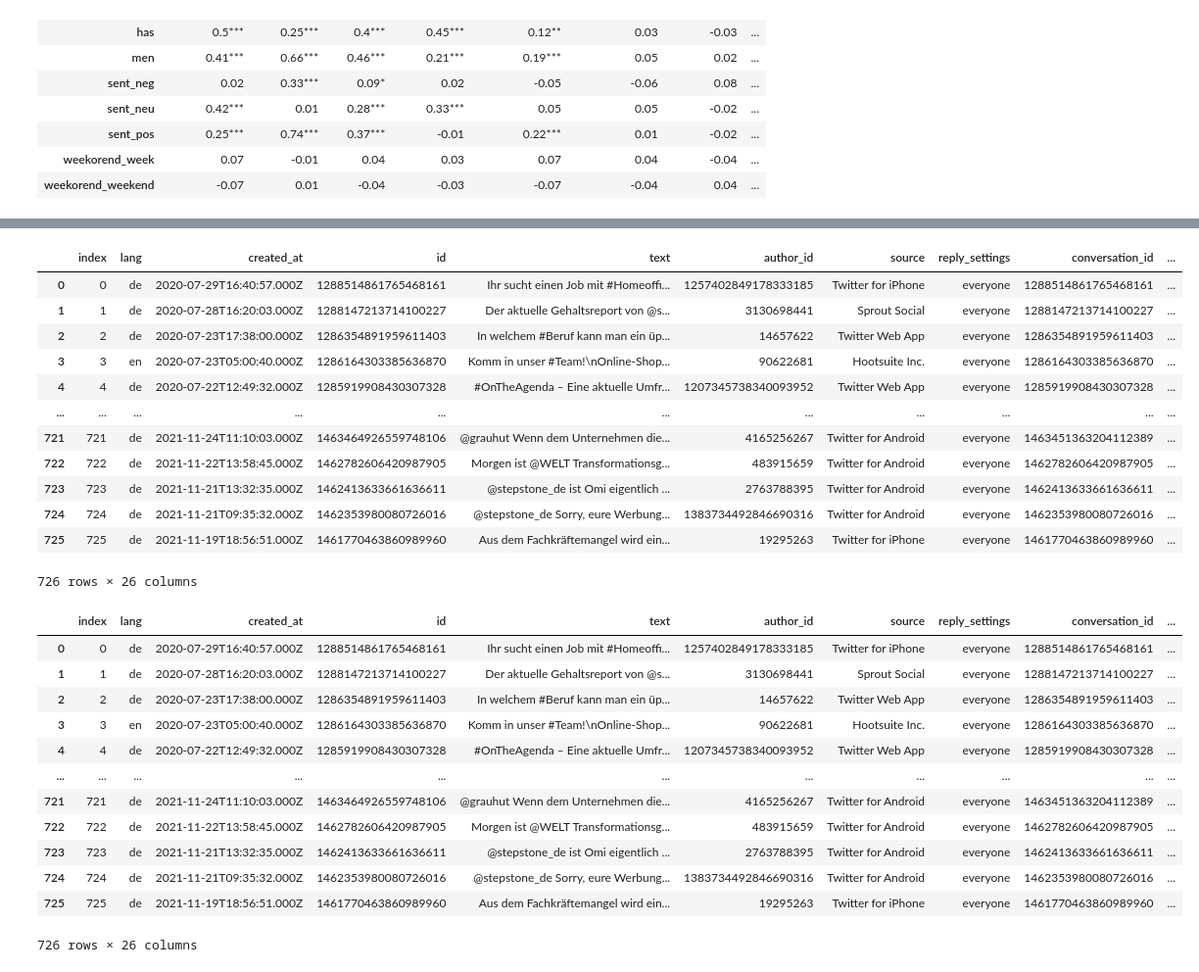
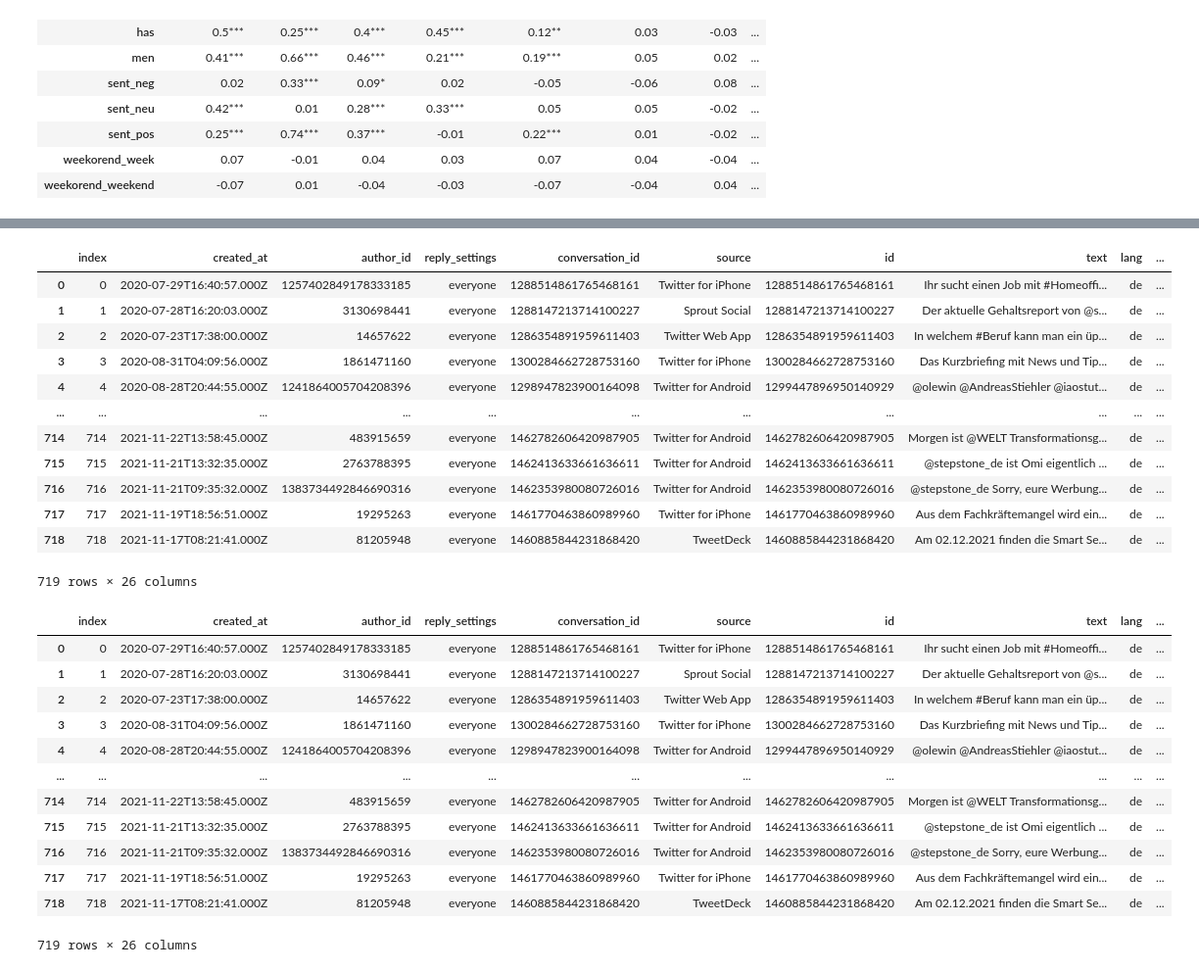
Before and after one commit to maydinn/stepstone_case, a Jupyter notebook: stepstone_mention.ipynb, the cells around one changed output, grey strips where cells are left out. Shown at 98% size. Saved outputs shown, nothing was run; the diff lists cells and outputs as text; code cells hidden in the pictures.

```diff
--- a/stepstone_mention.ipynb
+++ b/stepstone_mention.ipynb
@@ -606,32 +653,32 @@ print(cursor.fetchall())
 # %%
-pd.read_sql('select * from data, user where author_id = user.id', engine)
+pd.read_sql('select * from tweets, user where author_id = user.id', engine)
 # %% [output]
-|  | index | lang | created_at | id | text | author_id | source | reply_settings | conversation_id | ... |
-| 0 | 0 | de | 2020-07-29T16:40:57.000Z | 1288514861765468161 | Ihr sucht einen Job mit #Homeoffi... | 1257402849178333185 | Twitter for iPhone | everyone | 1288514861765468161 | ... |
-| 1 | 1 | de | 2020-07-28T16:20:03.000Z | 1288147213714100227 | Der aktuelle Gehaltsreport von @s... | 3130698441 | Sprout Social | everyone | 1288147213714100227 | ... |
-| 2 | 2 | de | 2020-07-23T17:38:00.000Z | 1286354891959611403 | In welchem #Beruf kann man ein üp... | 14657622 | Twitter Web App | everyone | 1286354891959611403 | ... |
-| 3 | 3 | en | 2020-07-23T05:00:40.000Z | 1286164303385636870 | Komm in unser #Team!\nOnline-Shop... | 90622681 | Hootsuite Inc. | everyone | 1286164303385636870 | ... |
-| 4 | 4 | de | 2020-07-22T12:49:32.000Z | 1285919908430307328 | #OnTheAgenda – Eine aktuelle Umfr... | 1207345738340093952 | Twitter Web App | everyone | 1285919908430307328 | ... |
+|  | index | created_at | author_id | reply_settings | conversation_id | source | id | text | lang | ... |
+| 0 | 0 | 2020-07-29T16:40:57.000Z | 1257402849178333185 | everyone | 1288514861765468161 | Twitter for iPhone | 1288514861765468161 | Ihr sucht einen Job mit #Homeoffi... | de | ... |
+| 1 | 1 | 2020-07-28T16:20:03.000Z | 3130698441 | everyone | 1288147213714100227 | Sprout Social | 1288147213714100227 | Der aktuelle Gehaltsreport von @s... | de | ... |
+| 2 | 2 | 2020-07-23T17:38:00.000Z | 14657622 | everyone | 1286354891959611403 | Twitter Web App | 1286354891959611403 | In welchem #Beruf kann man ein üp... | de | ... |
+| 3 | 3 | 2020-08-31T04:09:56.000Z | 1861471160 | everyone | 1300284662728753160 | Twitter for iPhone | 1300284662728753160 | Das Kurzbriefing mit News und Tip... | de | ... |
+| 4 | 4 | 2020-08-28T20:44:55.000Z | 1241864005704208396 | everyone | 1298947823900164098 | Twitter for Android | 1299447896950140929 | @olewin @AndreasStiehler @iaostut... | de | ... |
 | ... | ... | ... | ... | ... | ... | ... | ... | ... | ... | ... |
-| 721 | 721 | de | 2021-11-24T11:10:03.000Z | 1463464926559748106 | @grauhut Wenn dem Unternehmen die... | 4165256267 | Twitter for Android | everyone | 1463451363204112389 | ... |
-| 722 | 722 | de | 2021-11-22T13:58:45.000Z | 1462782606420987905 | Morgen ist @WELT Transformationsg... | 483915659 | Twitter for Android | everyone | 1462782606420987905 | ... |
-| 723 | 723 | de | 2021-11-21T13:32:35.000Z | 1462413633661636611 | @stepstone_de ist Omi eigentlich ... | 2763788395 | Twitter for Android | everyone | 1462413633661636611 | ... |
-| 724 | 724 | de | 2021-11-21T09:35:32.000Z | 1462353980080726016 | @stepstone_de Sorry, eure Werbung... | 1383734492846690316 | Twitter for Android | everyone | 1462353980080726016 | ... |
-| 725 | 725 | de | 2021-11-19T18:56:51.000Z | 1461770463860989960 | Aus dem Fachkräftemangel wird ein... | 19295263 | Twitter for iPhone | everyone | 1461770463860989960 | ... |
+| 714 | 714 | 2021-11-22T13:58:45.000Z | 483915659 | everyone | 1462782606420987905 | Twitter for Android | 1462782606420987905 | Morgen ist @WELT Transformationsg... | de | ... |
+| 715 | 715 | 2021-11-21T13:32:35.000Z | 2763788395 | everyone | 1462413633661636611 | Twitter for Android | 1462413633661636611 | @stepstone_de ist Omi eigentlich ... | de | ... |
+| 716 | 716 | 2021-11-21T09:35:32.000Z | 1383734492846690316 | everyone | 1462353980080726016 | Twitter for Android | 1462353980080726016 | @stepstone_de Sorry, eure Werbung... | de | ... |
+| 717 | 717 | 2021-11-19T18:56:51.000Z | 19295263 | everyone | 1461770463860989960 | Twitter for iPhone | 1461770463860989960 | Aus dem Fachkräftemangel wird ein... | de | ... |
+| 718 | 718 | 2021-11-17T08:21:41.000Z | 81205948 | everyone | 1460885844231868420 | TweetDeck | 1460885844231868420 | Am 02.12.2021 finden die Smart Se... | de | ... |
-726 rows × 26 columns
+719 rows × 26 columns
 # %%
-pd.read_sql('select * from data letf join user on user.id = author_id', engine)
+pd.read_sql('select * from tweets letf join user on user.id = author_id', engine)
 # %% [output]
-|  | index | lang | created_at | id | text | author_id | source | reply_settings | conversation_id | ... |
-| 0 | 0 | de | 2020-07-29T16:40:57.000Z | 1288514861765468161 | Ihr sucht einen Job mit #Homeoffi... | 1257402849178333185 | Twitter for iPhone | everyone | 1288514861765468161 | ... |
-| 1 | 1 | de | 2020-07-28T16:20:03.000Z | 1288147213714100227 | Der aktuelle Gehaltsreport von @s... | 3130698441 | Sprout Social | everyone | 1288147213714100227 | ... |
-| 2 | 2 | de | 2020-07-23T17:38:00.000Z | 1286354891959611403 | In welchem #Beruf kann man ein üp... | 14657622 | Twitter Web App | everyone | 1286354891959611403 | ... |
-| 3 | 3 | en | 2020-07-23T05:00:40.000Z | 1286164303385636870 | Komm in unser #Team!\nOnline-Shop... | 90622681 | Hootsuite Inc. | everyone | 1286164303385636870 | ... |
-| 4 | 4 | de | 2020-07-22T12:49:32.000Z | 1285919908430307328 | #OnTheAgenda – Eine aktuelle Umfr... | 1207345738340093952 | Twitter Web App | everyone | 1285919908430307328 | ... |
+|  | index | created_at | author_id | reply_settings | conversation_id | source | id | text | lang | ... |
+| 0 | 0 | 2020-07-29T16:40:57.000Z | 1257402849178333185 | everyone | 1288514861765468161 | Twitter for iPhone | 1288514861765468161 | Ihr sucht einen Job mit #Homeoffi... | de | ... |
+| 1 | 1 | 2020-07-28T16:20:03.000Z | 3130698441 | everyone | 1288147213714100227 | Sprout Social | 1288147213714100227 | Der aktuelle Gehaltsreport von @s... | de | ... |
+| 2 | 2 | 2020-07-23T17:38:00.000Z | 14657622 | everyone | 1286354891959611403 | Twitter Web App | 1286354891959611403 | In welchem #Beruf kann man ein üp... | de | ... |
+| 3 | 3 | 2020-08-31T04:09:56.000Z | 1861471160 | everyone | 1300284662728753160 | Twitter for iPhone | 1300284662728753160 | Das Kurzbriefing mit News und Tip... | de | ... |
+| 4 | 4 | 2020-08-28T20:44:55.000Z | 1241864005704208396 | everyone | 1298947823900164098 | Twitter for Android | 1299447896950140929 | @olewin @AndreasStiehler @iaostut... | de | ... |
 | ... | ... | ... | ... | ... | ... | ... | ... | ... | ... | ... |
-| 721 | 721 | de | 2021-11-24T11:10:03.000Z | 1463464926559748106 | @grauhut Wenn dem Unternehmen die... | 4165256267 | Twitter for Android | everyone | 1463451363204112389 | ... |
-| 722 | 722 | de | 2021-11-22T13:58:45.000Z | 1462782606420987905 | Morgen ist @WELT Transformationsg... | 483915659 | Twitter for Android | everyone | 1462782606420987905 | ... |
-| 723 | 723 | de | 2021-11-21T13:32:35.000Z | 1462413633661636611 | @stepstone_de ist Omi eigentlich ... | 2763788395 | Twitter for Android | everyone | 1462413633661636611 | ... |
-| 724 | 724 | de | 2021-11-21T09:35:32.000Z | 1462353980080726016 | @stepstone_de Sorry, eure Werbung... | 1383734492846690316 | Twitter for Android | everyone | 1462353980080726016 | ... |
-| 725 | 725 | de | 2021-11-19T18:56:51.000Z | 1461770463860989960 | Aus dem Fachkräftemangel wird ein... | 19295263 | Twitter for iPhone | everyone | 1461770463860989960 | ... |
+| 714 | 714 | 2021-11-22T13:58:45.000Z | 483915659 | everyone | 1462782606420987905 | Twitter for Android | 1462782606420987905 | Morgen ist @WELT Transformationsg... | de | ... |
+| 715 | 715 | 2021-11-21T13:32:35.000Z | 2763788395 | everyone | 1462413633661636611 | Twitter for Android | 1462413633661636611 | @stepstone_de ist Omi eigentlich ... | de | ... |
+| 716 | 716 | 2021-11-21T09:35:32.000Z | 1383734492846690316 | everyone | 1462353980080726016 | Twitter for Android | 1462353980080726016 | @stepstone_de Sorry, eure Werbung... | de | ... |
+| 717 | 717 | 2021-11-19T18:56:51.000Z | 19295263 | everyone | 1461770463860989960 | Twitter for iPhone | 1461770463860989960 | Aus dem Fachkräftemangel wird ein... | de | ... |
+| 718 | 718 | 2021-11-17T08:21:41.000Z | 81205948 | everyone | 1460885844231868420 | TweetDeck | 1460885844231868420 | Am 02.12.2021 finden die Smart Se... | de | ... |
-726 rows × 26 columns
+719 rows × 26 columns
```
Also changed, not shown: parts of 28 cells of this notebook.
